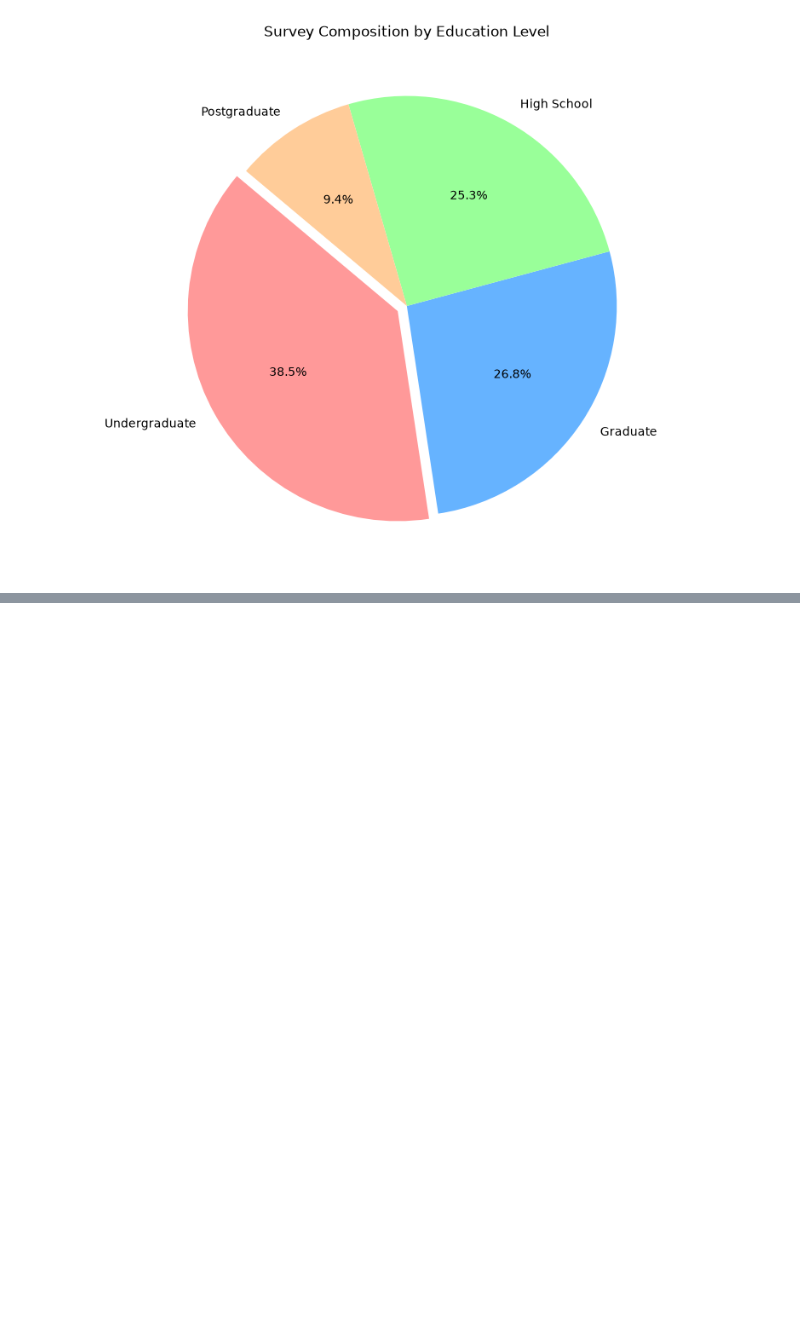
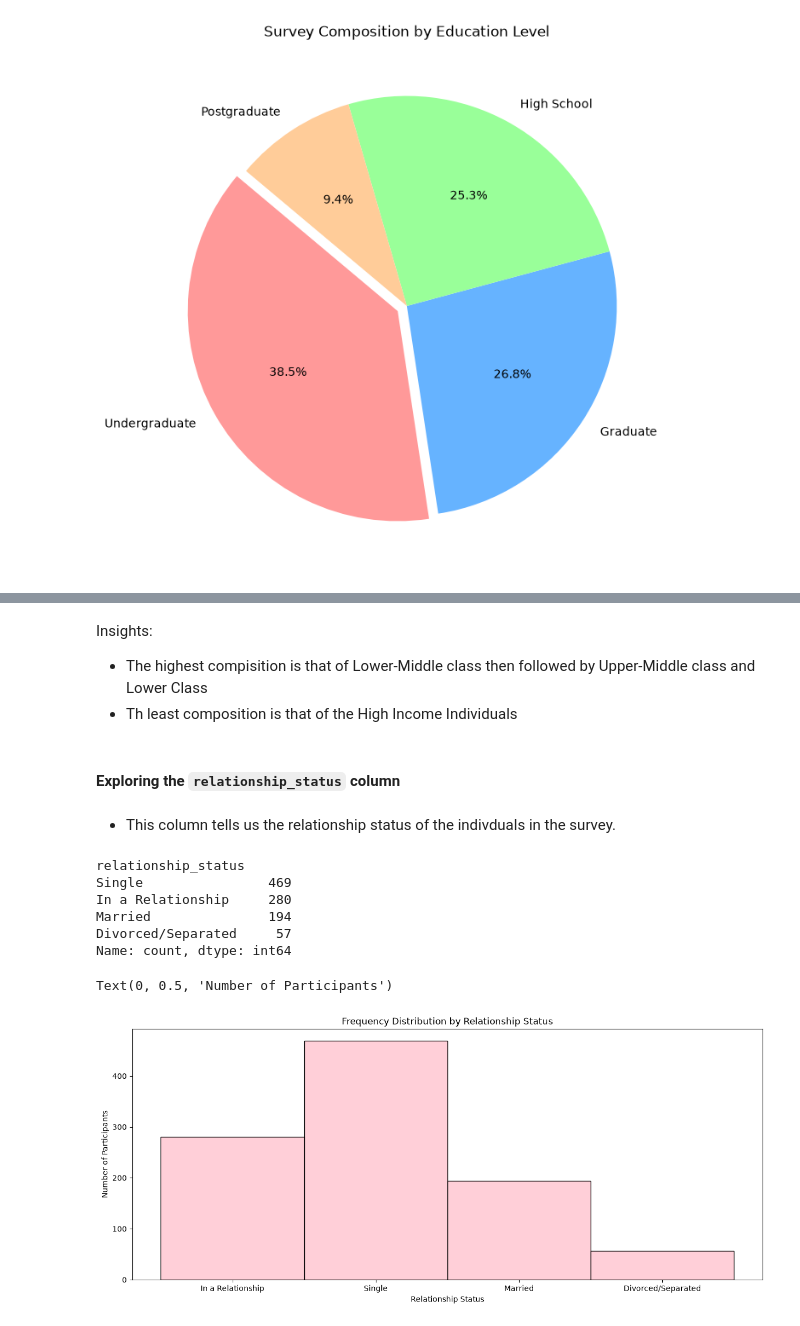
Before and after one commit to adiban17/ai_companion_dependency, a Jupyter notebook: notebook/exploratory_data_analysis.ipynb, the cells around one changed output, grey strips where cells are left out. Drawn from its saved outputs; the diff is of its cells as text; code cells hidden in the pictures; blank space fills up the shorter version.

```diff
--- a/notebook/exploratory_data_analysis.ipynb
+++ b/notebook/exploratory_data_analysis.ipynb
@@ -280,0 +311,28 @@ education_level_counts.plot(
+# %% [markdown]
+Insights:
+- The highest compisition is that of Lower-Middle class then followed by Upper-Middle class and Lower Class
+- Th least composition is that of the High Income Individuals
+# %% [markdown]
+#### Exploring the `relationship_status` column
+# %% [markdown]
+- This column tells us the relationship status of the indivduals in the survey.
+# %%
+# Value Counts
+df['relationship_status'].value_counts()
+# %% [output]
+relationship_status
+Single                469
+In a Relationship     280
+Married               194
+Divorced/Separated     57
+Name: count, dtype: int64
+# %%
+# Visualizing the relationship_status-frequency distribution
+plt.figure(figsize=(15, 6))
+sns.histplot(data=df, x='relationship_status', bins=4, kde=False, color='pink')
+plt.title('Frequency Distribution by Relationship Status')
+plt.xlabel('Relationship Status')
+plt.ylabel('Number of Participants')
+# %% [output]
+Text(0, 0.5, 'Number of Participants')
+[figure, added]
```
Also changed, not shown: parts of 20 cells of this notebook.
